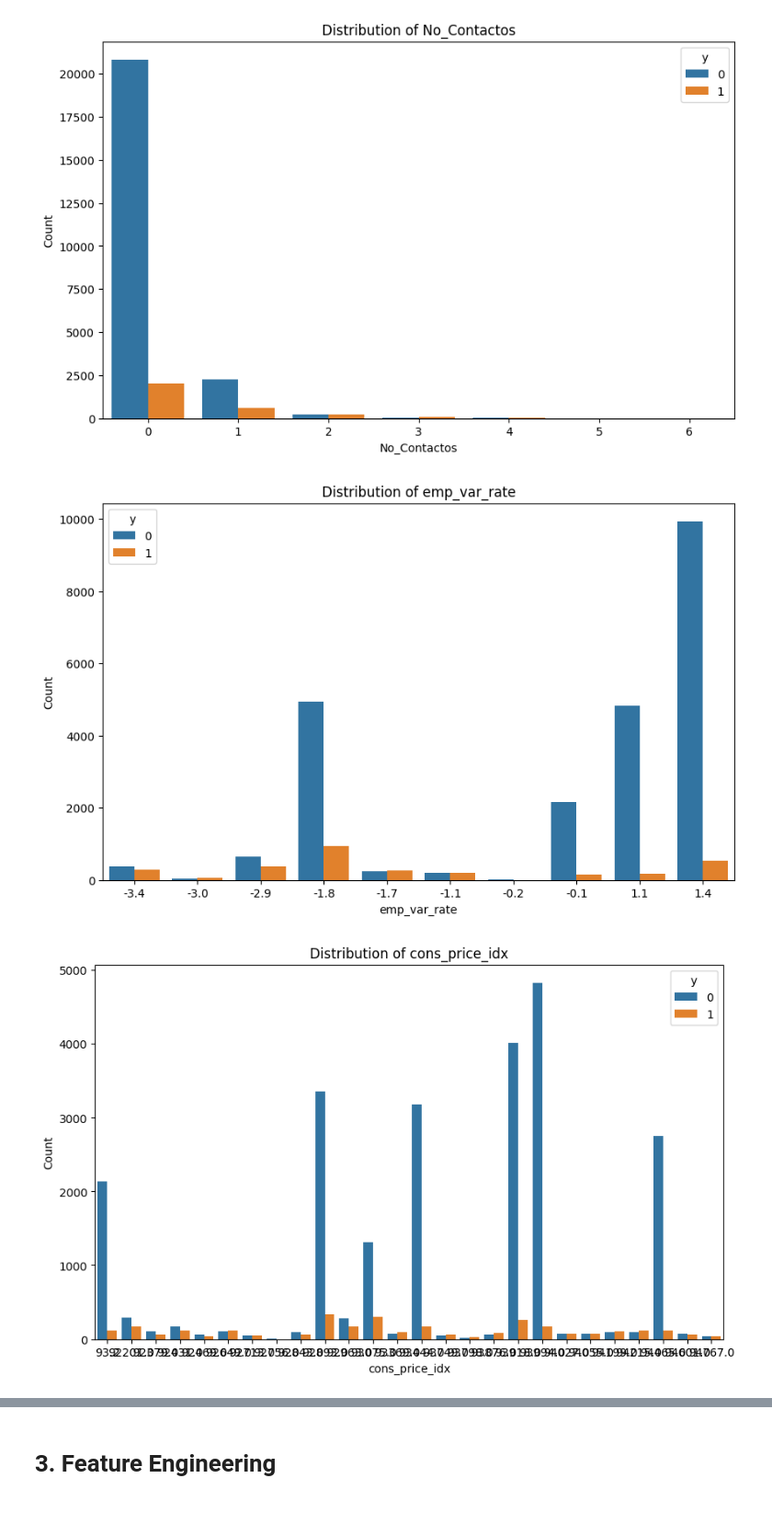
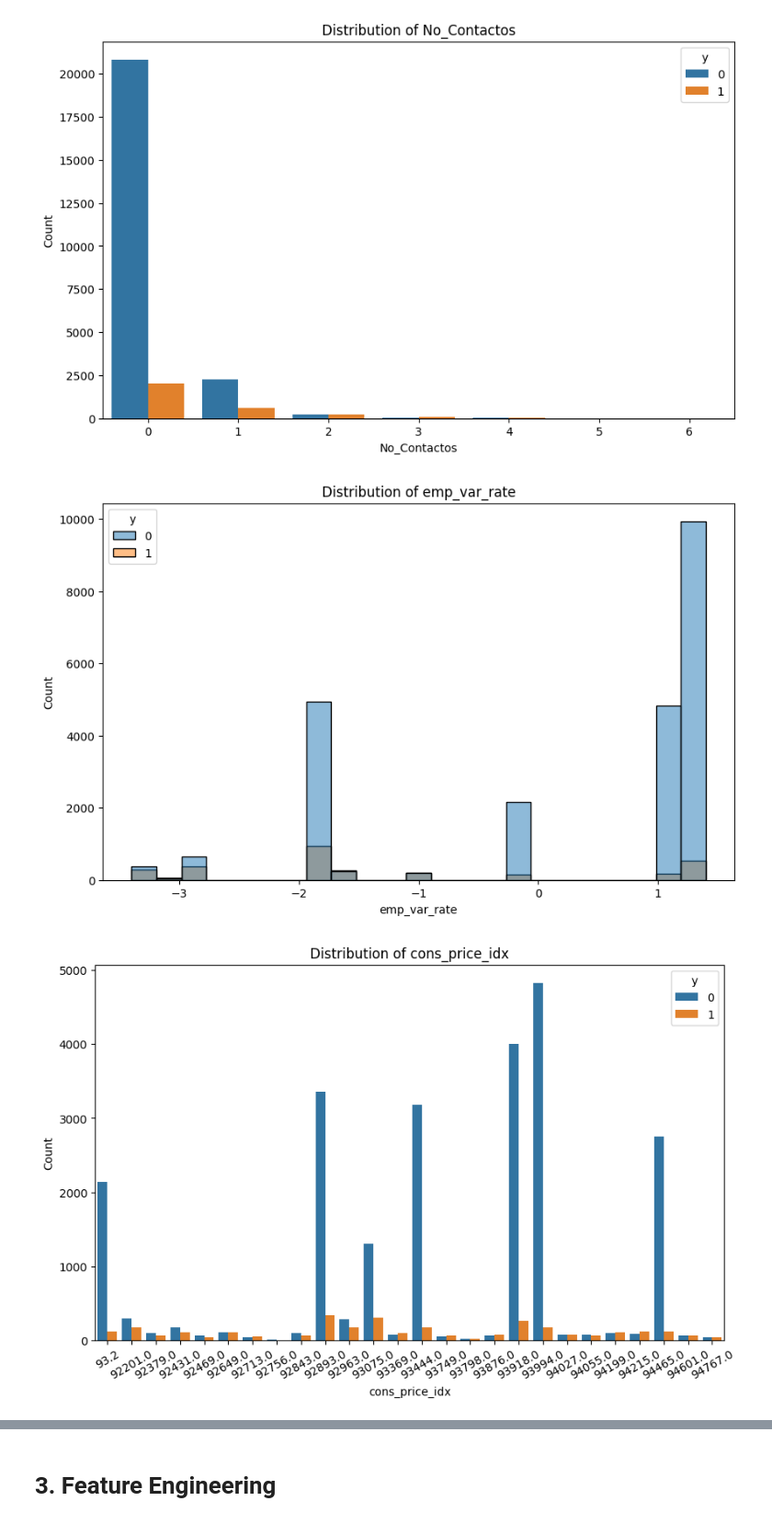
Before and after one commit to piperojas0618/Data_Office_Test, a Jupyter notebook: Enhanced_Test.ipynb, the cells around one changed output, grey strips where cells are left out. Shown at 92% size. Saved outputs shown, nothing was run; the diff lists cells and outputs as text; code cells hidden in the pictures.

```diff
--- a/Enhanced_Test.ipynb
+++ b/Enhanced_Test.ipynb
@@ -120,23 +123,24 @@ plt.show()
 # %%
 # Histogram of emp_var_rate variable
 plt.figure(figsize=(10, 6))
-sns.countplot(x="emp_var_rate", data=df, hue="y")
+sns.histplot(x="emp_var_rate", data=df, hue="y")
 plt.title("Distribution of emp_var_rate")
 plt.xlabel("emp_var_rate")
 plt.ylabel("Count")
 plt.show()
 # %% [output]
-[figure, old version]
+[figure, new version]
 # %%
 # Histogram of cons_price_idx variable
 plt.figure(figsize=(10, 6))
 sns.countplot(x="cons_price_idx", data=df, hue="y")
 plt.title("Distribution of cons_price_idx")
+plt.xticks(rotation=30)
 plt.xlabel("cons_price_idx")
 plt.ylabel("Count")
 plt.show()
 # %% [output]
-[figure, old version]
+[figure, new version]
 # %%
 # Histogram of cons_conf_idx variable
 plt.figure(figsize=(10, 6))
```
Also changed, not shown: parts of 43 cells of this notebook, 5 other files.
